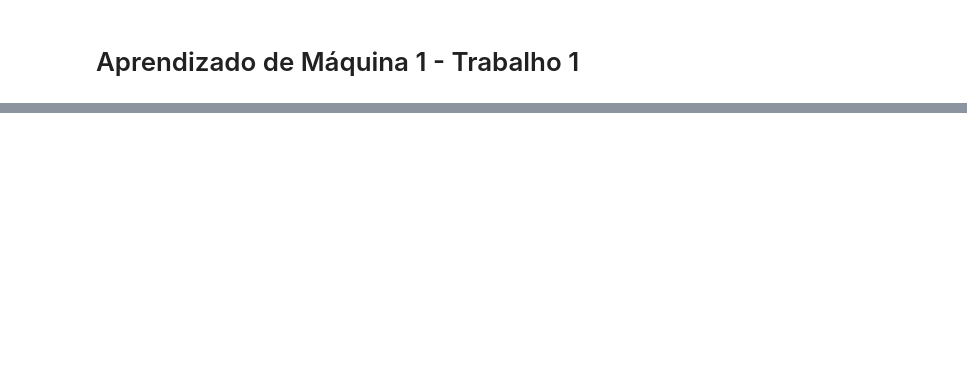
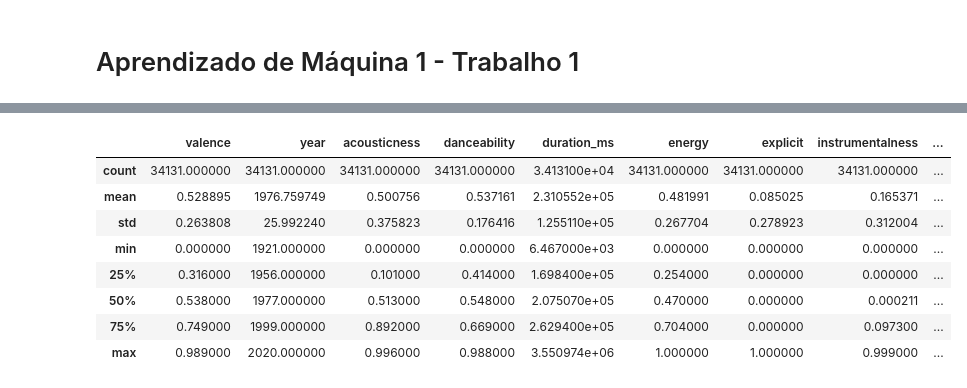
Before and after one commit to DaanMoura/AprendizadoDeMaquina, a Jupyter notebook: AM1_SpotifyData.ipynb, the cells around one changed output, grey strips where cells are left out. Cells and saved outputs as stored; diff of their text form; code cells hidden in the pictures; blank space fills up the shorter version.

```diff
--- a/AM1_SpotifyData.ipynb
+++ b/AM1_SpotifyData.ipynb
@@ -30,0 +52,12 @@ spotify.describe()
+# %%
+df.describe()
+# %% [output]
+|  | valence | year | acousticness | danceability | duration_ms | energy | explicit | instrumentalness | ... |
+| count | 34131.000000 | 34131.000000 | 34131.000000 | 34131.000000 | 3.413100e+04 | 34131.000000 | 34131.000000 | 34131.000000 | ... |
+| mean | 0.528895 | 1976.759749 | 0.500756 | 0.537161 | 2.310552e+05 | 0.481991 | 0.085025 | 0.165371 | ... |
+| std | 0.263808 | 25.992240 | 0.375823 | 0.176416 | 1.255110e+05 | 0.267704 | 0.278923 | 0.312004 | ... |
+| min | 0.000000 | 1921.000000 | 0.000000 | 0.000000 | 6.467000e+03 | 0.000000 | 0.000000 | 0.000000 | ... |
+| 25% | 0.316000 | 1956.000000 | 0.101000 | 0.414000 | 1.698400e+05 | 0.254000 | 0.000000 | 0.000000 | ... |
+| 50% | 0.538000 | 1977.000000 | 0.513000 | 0.548000 | 2.075070e+05 | 0.470000 | 0.000000 | 0.000211 | ... |
+| 75% | 0.749000 | 1999.000000 | 0.892000 | 0.669000 | 2.629400e+05 | 0.704000 | 0.000000 | 0.097300 | ... |
+| max | 0.989000 | 2020.000000 | 0.996000 | 0.988000 | 3.550974e+06 | 1.000000 | 1.000000 | 0.999000 | ... |
```
Also changed, not shown: parts of 8 cells of this notebook.
